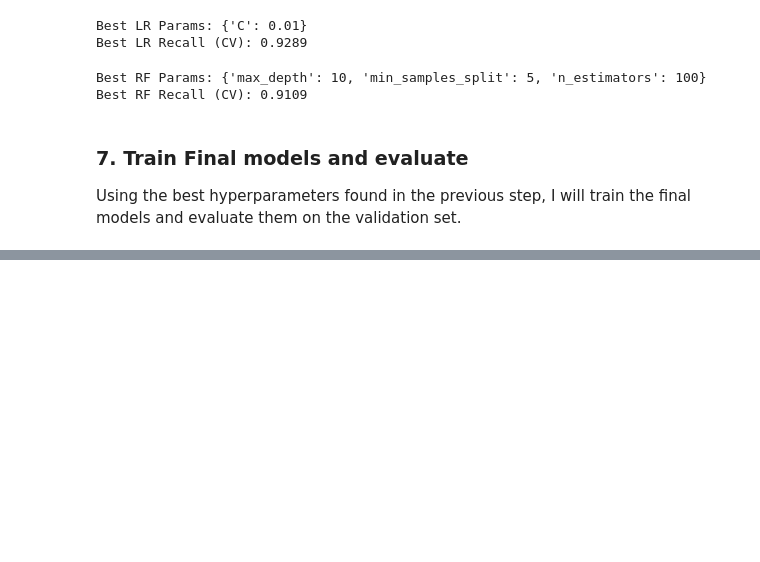
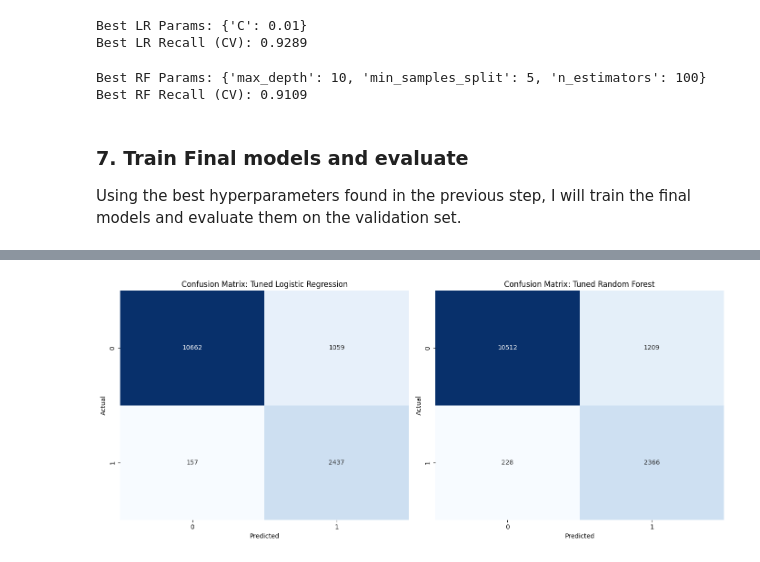
Before and after one commit to DanielMelo46/Machine_Learning-_Term_Project, a Jupyter notebook: Term Project/training2_part_A.ipynb, the cells around one changed output, grey strips where cells are left out. Drawn from its saved outputs; the diff is of its cells as text; code cells hidden in the pictures; blank space fills up the shorter version.

```diff
--- a/Term Project/training2_part_A.ipynb
+++ b/Term Project/training2_part_A.ipynb
@@ -253,0 +268,19 @@ display(final_df)
+# %%
+
+# --- Plotting Confusion Matrices ---
+plt.figure(figsize=(14, 6))
+
+for i, (name, model) in enumerate(final_models.items(), 1):
+    y_pred_test = model.predict(X_test)
+    cm = confusion_matrix(y_test, y_pred_test)
+
+    plt.subplot(1, 2, i)
+    sns.heatmap(cm, annot=True, fmt='d', cmap='Blues', cbar=False)
+    plt.title(f'Confusion Matrix: {name}')
+    plt.xlabel('Predicted')
+    plt.ylabel('Actual')
+
+plt.tight_layout()
+plt.show()
+# %% [output]
+[figure, added]
```
Also changed, not shown: parts of 6 cells of this notebook.
